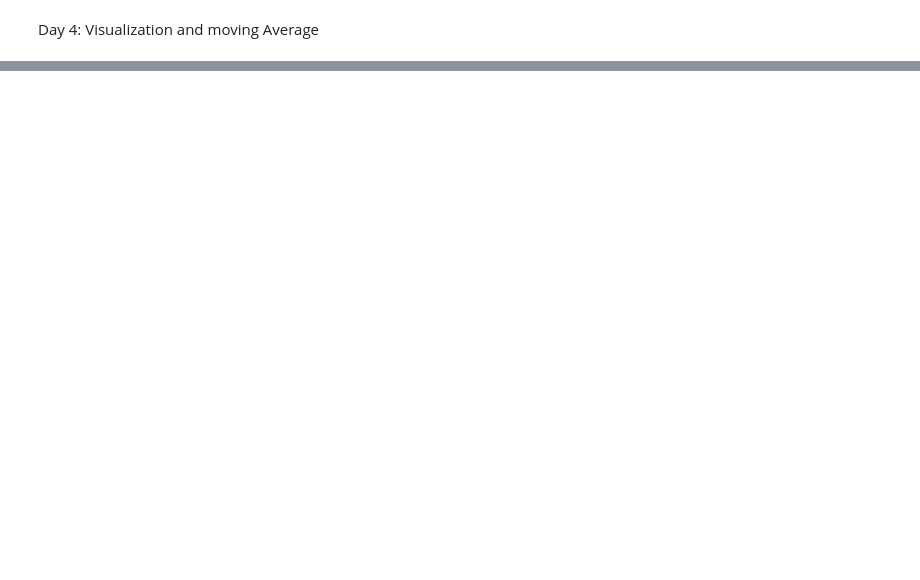
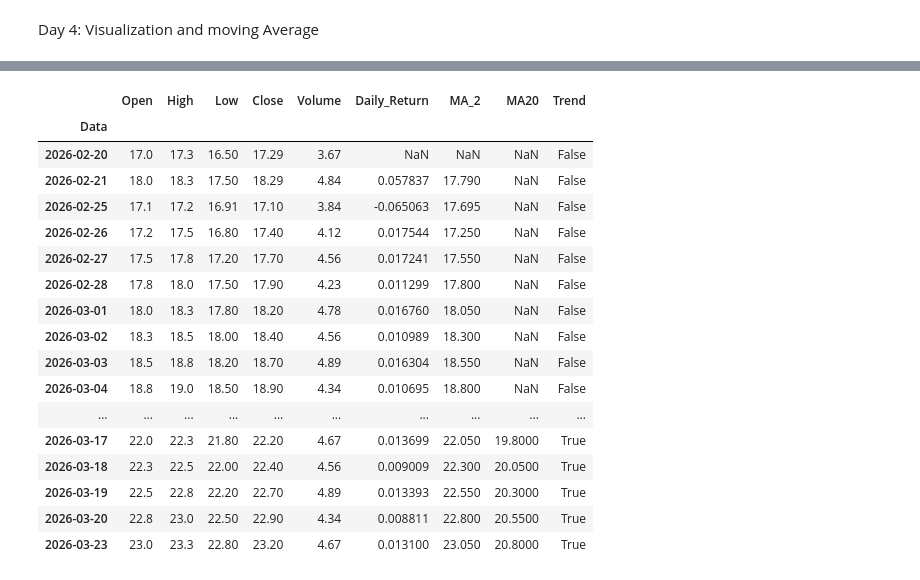
Before and after one commit to hady872/egypt-stock-ai-bot, a Jupyter notebook: notebooks/day2_data_loading.ipynb, the cells around one changed output, grey strips where cells are left out. Cells and saved outputs as stored; diff of their text form; code cells hidden in the pictures; blank space fills up the shorter version.

Commit message:
Day 5: trend logic and crossover signals

```diff
--- a/notebooks/day2_data_loading.ipynb
+++ b/notebooks/day2_data_loading.ipynb
@@ -253,0 +264,22 @@ df[["Close", "MA20"]]
+# %%
+df["Trend"] = df["Close"] > df["MA20"]
+df
+# %% [output]
+|  | Open | High | Low | Close | Volume | Daily_Return | MA_2 | MA20 | Trend |
+| Data |  |  |  |  |  |  |  |  |  |
+| 2026-02-20 | 17.0 | 17.3 | 16.50 | 17.29 | 3.67 | NaN | NaN | NaN | False |
+| 2026-02-21 | 18.0 | 18.3 | 17.50 | 18.29 | 4.84 | 0.057837 | 17.790 | NaN | False |
+| 2026-02-25 | 17.1 | 17.2 | 16.91 | 17.10 | 3.84 | -0.065063 | 17.695 | NaN | False |
+| 2026-02-26 | 17.2 | 17.5 | 16.80 | 17.40 | 4.12 | 0.017544 | 17.250 | NaN | False |
+| 2026-02-27 | 17.5 | 17.8 | 17.20 | 17.70 | 4.56 | 0.017241 | 17.550 | NaN | False |
+| 2026-02-28 | 17.8 | 18.0 | 17.50 | 17.90 | 4.23 | 0.011299 | 17.800 | NaN | False |
+| 2026-03-01 | 18.0 | 18.3 | 17.80 | 18.20 | 4.78 | 0.016760 | 18.050 | NaN | False |
+| 2026-03-02 | 18.3 | 18.5 | 18.00 | 18.40 | 4.56 | 0.010989 | 18.300 | NaN | False |
+| 2026-03-03 | 18.5 | 18.8 | 18.20 | 18.70 | 4.89 | 0.016304 | 18.550 | NaN | False |
+| 2026-03-04 | 18.8 | 19.0 | 18.50 | 18.90 | 4.34 | 0.010695 | 18.800 | NaN | False |
+| ... | ... | ... | ... | ... | ... | ... | ... | ... | ... |
+| 2026-03-17 | 22.0 | 22.3 | 21.80 | 22.20 | 4.67 | 0.013699 | 22.050 | 19.8000 | True |
+| 2026-03-18 | 22.3 | 22.5 | 22.00 | 22.40 | 4.56 | 0.009009 | 22.300 | 20.0500 | True |
+| 2026-03-19 | 22.5 | 22.8 | 22.20 | 22.70 | 4.89 | 0.013393 | 22.550 | 20.3000 | True |
+| 2026-03-20 | 22.8 | 23.0 | 22.50 | 22.90 | 4.34 | 0.008811 | 22.800 | 20.5500 | True |
+| 2026-03-23 | 23.0 | 23.3 | 22.80 | 23.20 | 4.67 | 0.013100 | 23.050 | 20.8000 | True |
```
Also changed, not shown: parts of 24 cells of this notebook, 2 other files.
